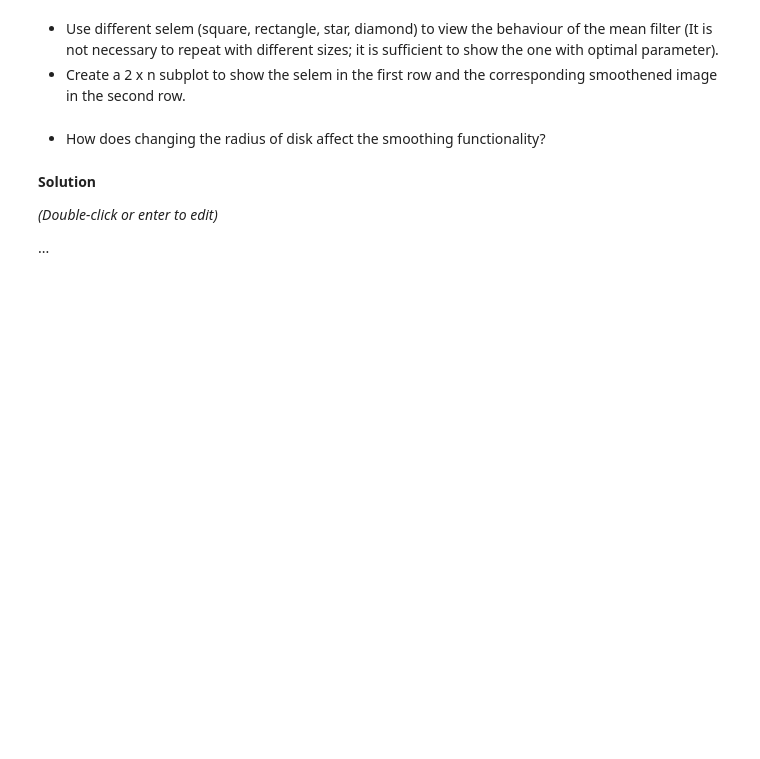
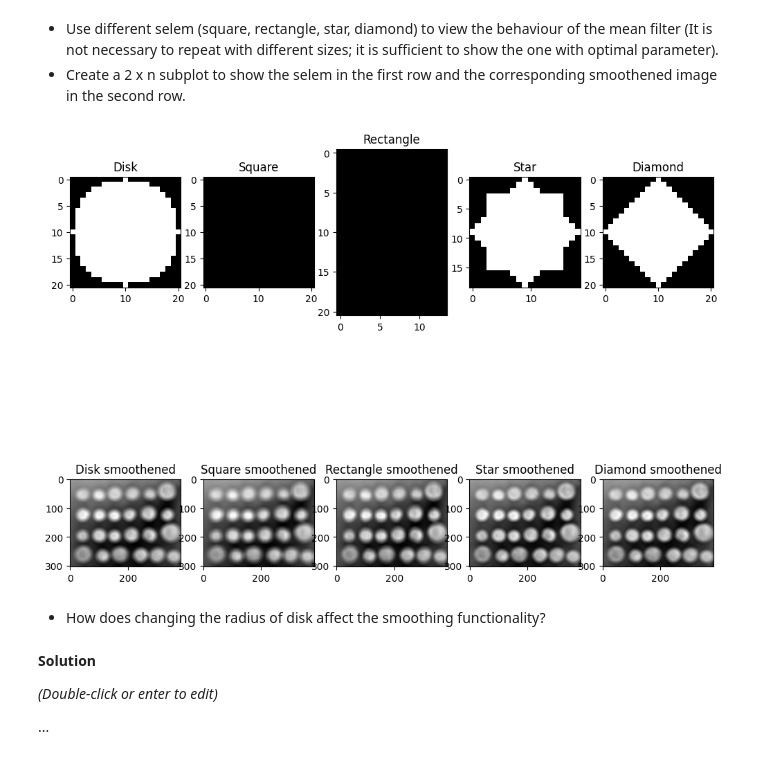
Before and after one commit to MarioROT/CV-MAI, a Jupyter notebook: Session 2/image_operators_and_filters.ipynb, the cells around one changed output. Saved outputs shown, nothing was run; the diff lists cells and outputs as text; code cells hidden in the pictures; blank space fills up the shorter version.

```diff
--- a/Session 2/image_operators_and_filters.ipynb
+++ b/Session 2/image_operators_and_filters.ipynb
@@ -322,3 +351,22 @@ def lin_str (data,range,type)
+# %%
+# solution
+
+rad=10
+
+disk=morphology.disk(rad)
+square=morphology.square(rad*2+1)
+rectangle=morphology.rectangle(rad*2+1,(rad*2+1)//3*2)
+star=morphology.star(rad-4)
+diamond=morphology.diamond(rad)
+
+selem=[disk,square,rectangle,star,diamond]
+filt=[]
+for figures in selem:
+  filt.append(filters.rank.mean(coins,figures))
+
+cp.custom_grids([selem[0],selem[1],selem[2],selem[3],selem[4],filt[0],filt[1],filt[2],filt[3],filt[4]],2,5,['Disk','Square','Rectangle','Star','Diamond','Disk smoothened','Square smoothened','Rectangle smoothened','Star smoothened','Diamond smoothened'],cmap='gray',figsize=(12,10),use_grid_spec=False).show()
+# %% [output]
+[figure, added]
 # %% [markdown]
 *   How does changing the radius of disk affect the smoothing functionality?
 # %% [markdown]
```
Also changed, not shown: parts of 8 cells of this notebook.
